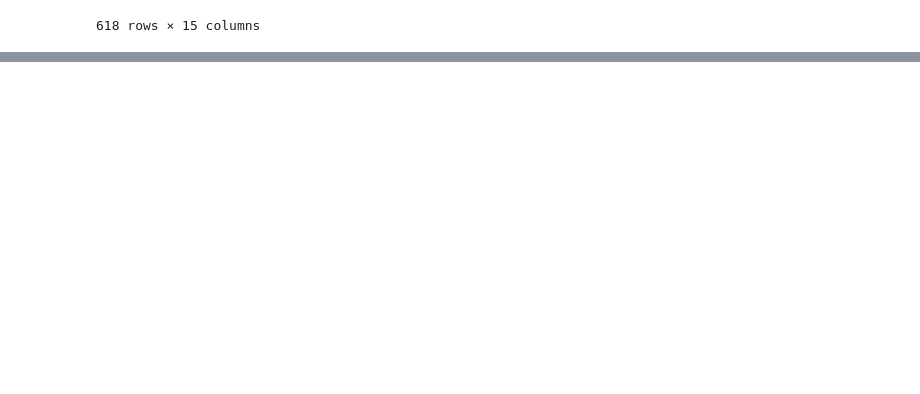
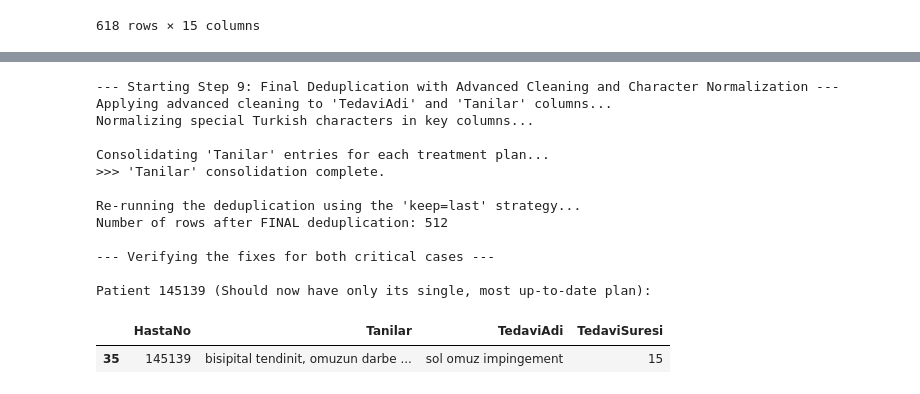
Before and after one commit to BerivanAyaz/Pusula_Berivan_Ayaz, a Jupyter notebook: Pusula_Case_Study.ipynb, the cells around one changed output, grey strips where cells are left out. Saved outputs shown, nothing was run; the diff lists cells and outputs as text; code cells hidden in the pictures; blank space fills up the shorter version.

```diff
--- a/Pusula_Case_Study.ipynb
+++ b/Pusula_Case_Study.ipynb
@@ -546,3 +500,79 @@ Let's check patient '145137' one last time in the new 'df_final' dataframe:
+# %%
+# Final Deduplication with Advanced Cleaning and Character Normalization ---
+# My last step revealed a subtle character inconsistency ('i' vs 'i̇').
+# I'll add a character normalization step to fix this before the final deduplication.
+
+print("--- Starting Step 9: Final Deduplication with Advanced Cleaning and Character Normalization ---")
+
+# I'll work on the 'df_featured' dataframe, which is the state before the faulty deduplication.
+df_temp_cleaned = df_featured.copy()
+
+# --- 1. Applying Advanced Cleaning ---
+print("Applying advanced cleaning to 'TedaviAdi' and 'Tanilar' columns...")
+
+def clean_duplicated_pattern(text):
+    if isinstance(text, str):
+        parts = text.split('-')
+        if len(parts) == 2 and parts[0].strip() == parts[1].strip():
+            return parts[0].strip()
+    return text
+
+df_temp_cleaned['TedaviAdi'] = df_temp_cleaned['TedaviAdi'].apply(clean_duplicated_pattern)
+
+# --- ADDED STEP: Character Normalization ---
+# This will replace the Turkish dotted 'i' character with a standard Latin 'i'.
+# This is crucial for ensuring string comparisons work correctly.
+print("Normalizing special Turkish characters in key columns...")
+for col in ['TedaviAdi', 'Tanilar']:
+    if df_temp_cleaned[col].dtype == 'object':
+        df_temp_cleaned[col] = df_temp_cleaned[col].str.replace('i̇', 'i', regex=False)
+
+
+# --- 2. Consolidating 'Tanilar' information for each treatment plan ---
+print("\nConsolidating 'Tanilar' entries for each treatment plan...")
+final_plan_identifier = ['HastaNo', 'TedaviAdi', 'TedaviSuresi']
+
+def aggregate_unique_diagnoses(series):
+    all_items = set()
+    for item in series.dropna():
+        all_items.update([s.strip() for s in str(item).split(',') if s.strip()])
+    return ', '.join(sorted(list(all_items)))
+
+df_temp_cleaned['Tanilar_Consolidated'] = df_temp_cleaned.groupby(final_plan_identifier)['Tanilar'].transform(aggregate_unique_diagnoses)
+df_temp_cleaned['Tanilar'] = df_temp_cleaned['Tanilar_Consolidated']
+df_temp_cleaned.drop(columns=['Tanilar_Consolidated'], inplace=True)
+print(">>> 'Tanilar' consolidation complete.")
+
+
+# --- 3. Performing the Final, Smart Deduplication ---
+print("\nRe-running the deduplication using the 'keep=last' strategy...")
+df_final = df_temp_cleaned.drop_duplicates(subset=final_plan_identifier, keep='last').copy()
+
+print(f"Number of rows after FINAL deduplication: {len(df_final)}")
+
+
+# --- Final Verification ---
+print("\n--- Verifying the fixes for both critical cases ---")
+
+# Checking patient 145139 (The updated diagnosis + special character case)
+print("\nPatient 145139 (Should now have only its single, most up-to-date plan):")
+display(df_final[df_final['HastaNo'] == 145139][['HastaNo', 'Tanilar', 'TedaviAdi', 'TedaviSuresi']])
+# %% [output]
+--- Starting Step 9: Final Deduplication with Advanced Cleaning and Character Normalization ---
+Applying advanced cleaning to 'TedaviAdi' and 'Tanilar' columns...
+Normalizing special Turkish characters in key columns...
+
+Consolidating 'Tanilar' entries for each treatment plan...
+>>> 'Tanilar' consolidation complete.
+
+Re-running the deduplication using the 'keep=last' strategy...
+Number of rows after FINAL deduplication: 512
+
+--- Verifying the fixes for both critical cases ---
+
+Patient 145139 (Should now have only its single, most up-to-date plan):
+|  | HastaNo | Tanilar | TedaviAdi | TedaviSuresi |
+| 35 | 145139 | bisipital tendinit, omuzun darbe ... | sol omuz impingement | 15 |
 # %%
 df_final.head(20)
 # %% [output]
```
Also changed, not shown: parts of 5 cells of this notebook.
